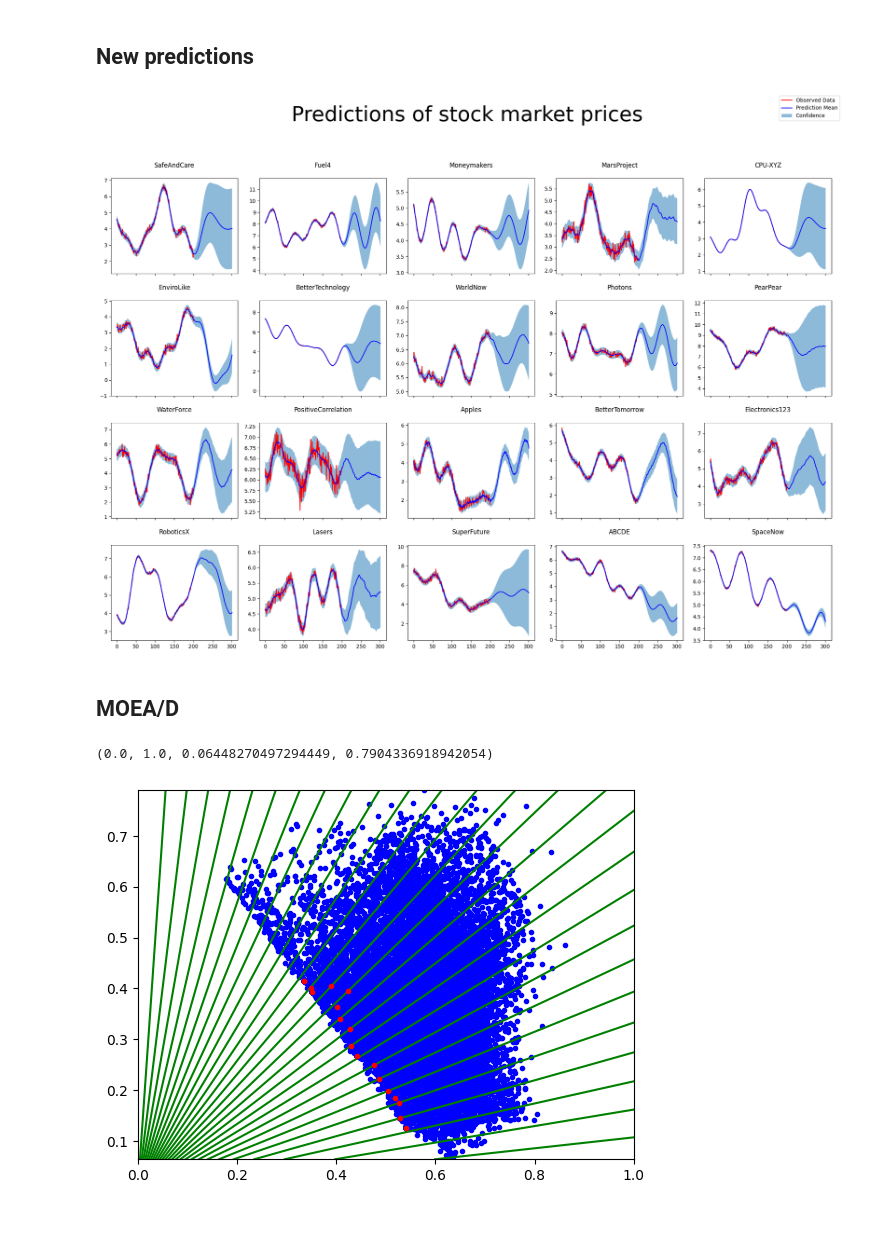
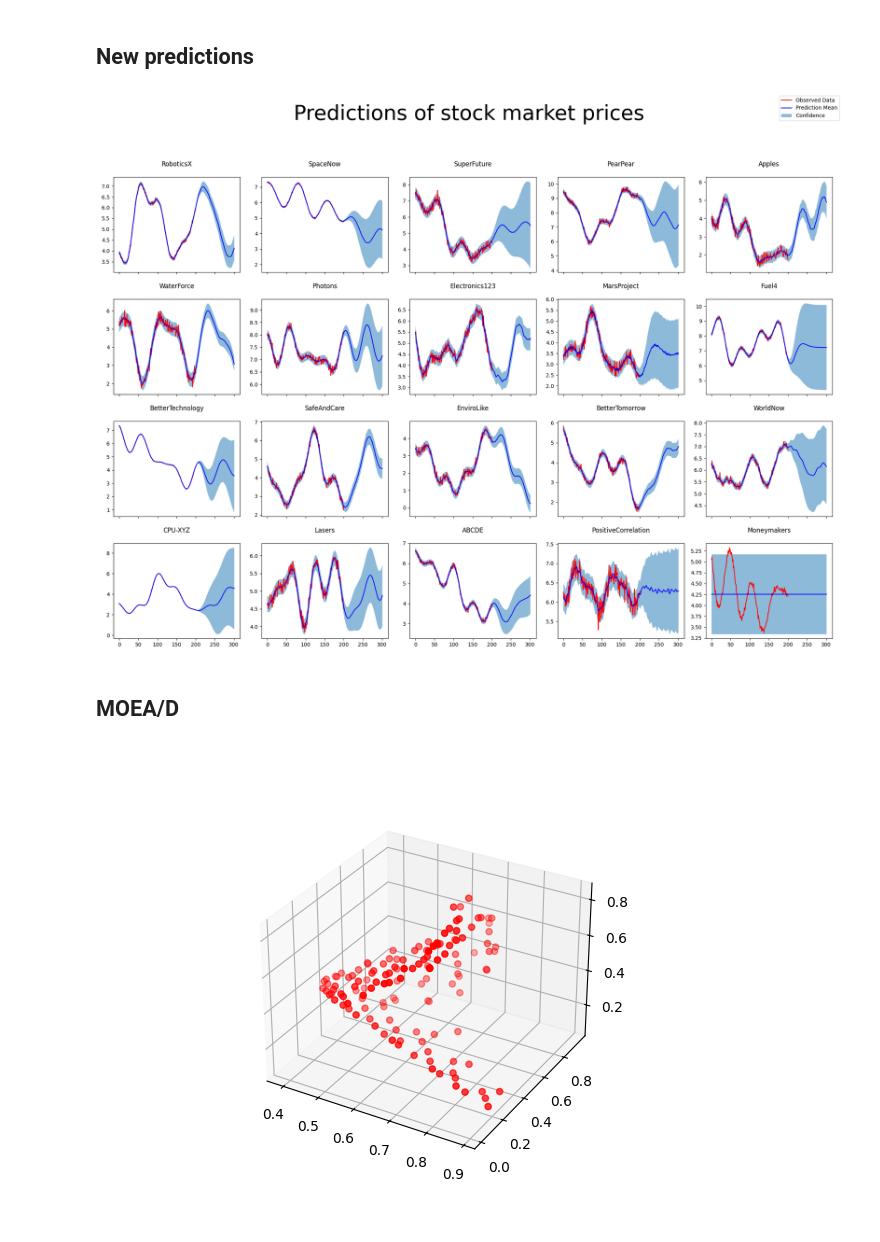
Before and after one commit to alessandro1802/moo, a Jupyter notebook: lab2.ipynb, the cells around one changed output. Cells and saved outputs as stored; diff of their text form; code cells hidden in the pictures.

```diff
--- a/lab2.ipynb
+++ b/lab2.ipynb
@@ -55,12 +74,22 @@ plt.show()
 # %% [markdown]
 ## New predictions
 # %%
+stock_data, confidences = getPredictions(stock_data)
+
 max_return = max([i.increase for i in stock_data])
 min_return = min([i.increase for i in stock_data])
+
+confidences_f = np.array([i[-1][-1]  for i in list(confidences.values())])
+min_confidence=np.min(confidences_f)
+max_confidence=np.max(confidences_f)
+
 
 delta_return = max_return - min_return
 for i in range(len(stock_data)): # to minimise
     stock_data[i].increase = (delta_return - (stock_data[i].increase - min_return)) / delta_return
+
+for i in range(len(stock_data)): # to minimise
+    stock_data[i].new_risk_factor=(confidences_f[i]-min_confidence)/(max_confidence-min_confidence)
 
 risk_matrix = getRiskMatrix(stock_data)
 risk_matrix = ((risk_matrix - np.min(risk_matrix)) / (np.max(risk_matrix) - np.min(risk_matrix))) / len(stock_data)
@@ -85,7 +114,7 @@ fig.legend(['Observed Data', 'Prediction Mean', 'Confidence'], loc='upper right'
 plt.savefig('./plots/predictions2.svg')
 plt.show()
 # %% [output]
-[figure, old version]
+[figure, new version]
 # %% [markdown]
 ## MOEA/D
 # %%
@@ -225,24 +284,26 @@ class MOEA_D():
         return self.population,self.population_points.values(),self.old_points,self.a_objective_lines
 # %%
+import matplotlib.pyplot as plt
 population_size = 300
 num_iterations = 1000
 num_objectives = 30
 num_neighbors = 1
 crossover_rate = 0.9
 mutation_rate = 0.1
+%matplotlib widget
 
 solver = MOEA_D(stock_data, population_size, num_iterations, num_objectives, num_neighbors, crossover_rate, mutation_rate)
 
 sol = solver.solve()
-points = np.array(list(sol[1]))
-old_points = np.array(list(sol[2]))
-straight = np.array(list(sol[3].keys()))
-plt.plot(old_points[:,0],old_points[:,1],'b.')
-for i in straight[:-1]:
-    plt.axline((0,0),(1,i), color='g')
-plt.plot(points[:,0],points[:,1],'r.')
-plt.axis([0,1,min(old_points[:,1]),max(old_points[:,1])])
+solver.plot_state()
+# points = np.array(list(sol[1]))
+# old_points = np.array(list(sol[2]))
+# straight = np.array(list(sol[3].keys()))
+# plt.plot(old_points[:,0],old_points[:,1],'b.')
+# for i in straight[:-1]:
+#     plt.plot((0,0),(1,i), color='g')
+# plt.plot(points[:,0],points[:,1],'r.')
+# plt.axis([0,1,min(old_points[:,1]),max(old_points[:,1])])
 # %% [output]
-(0.0, 1.0, 0.06448270497294449, 0.7904336918942054)
-[figure, old version]
+[figure, new version]
 # %%
```
Also changed, not shown: parts of 9 cells of this notebook, 3 other files.
